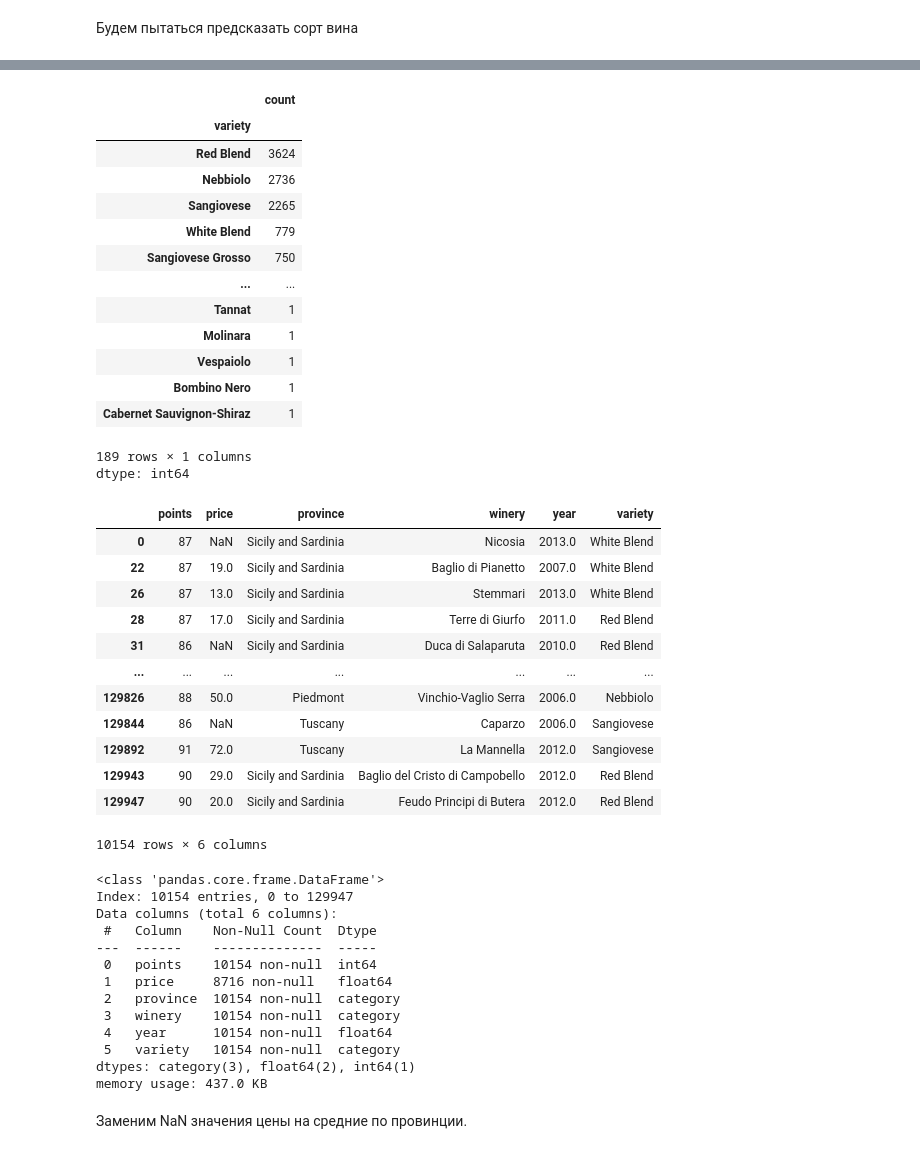
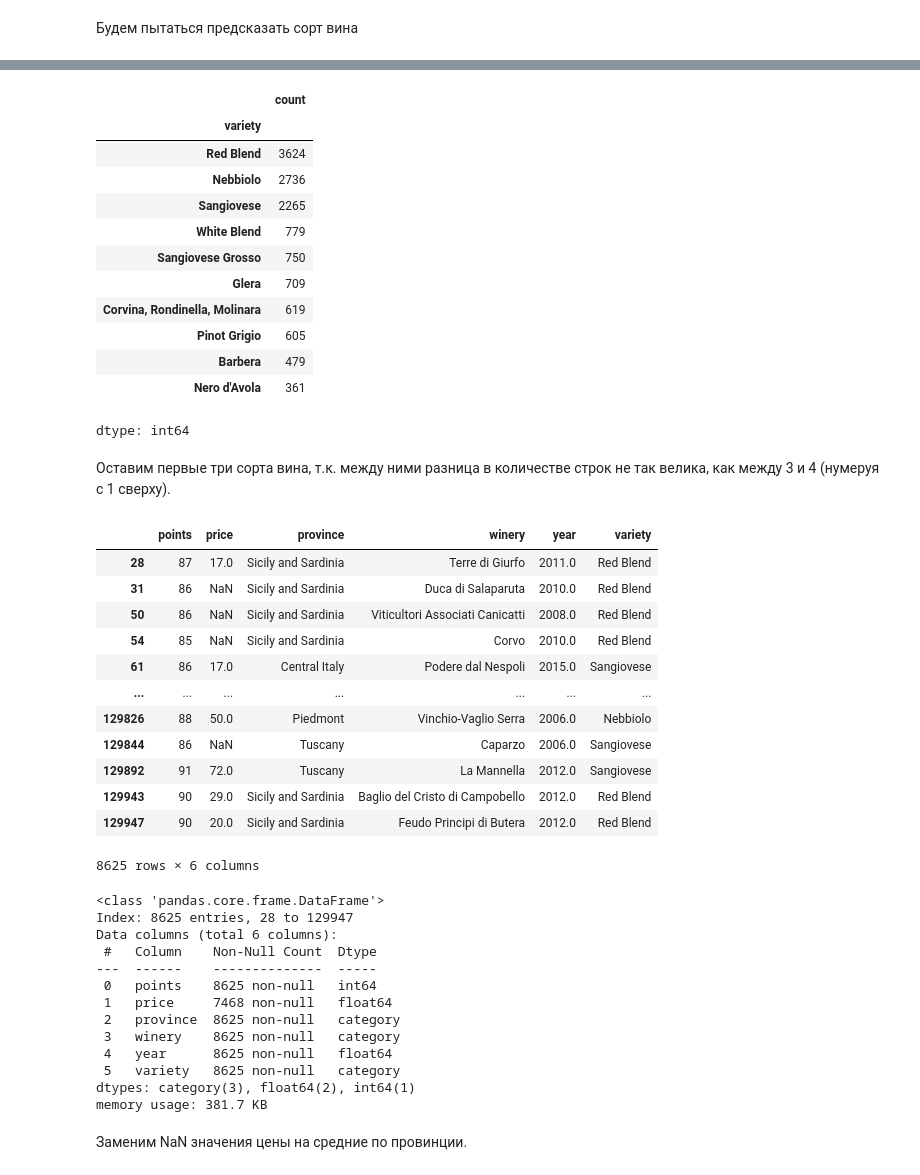
Before and after one commit to maxscherbakov/spbu-python-course, a Jupyter notebook: project/wine_variety_classifier.ipynb, the cells around one changed output, grey strips where cells are left out. Cells and saved outputs as stored; diff of their text form; code cells hidden in the pictures.

```diff
--- a/project/wine_variety_classifier.ipynb
+++ b/project/wine_variety_classifier.ipynb
@@ -139,6 +191,6 @@ See the caveats in the documentation: https://pandas.pydata.org/pandas-docs/stab
 # %%
 match_id_counts = wine_reviews['variety'].value_counts()
-match_id_counts
+match_id_counts[:10]
 # %% [output]
 |  | count |
 | variety |  |
@@ -147,33 +199,33 @@ match_id_counts
 | Sangiovese | 2265 |
 | White Blend | 779 |
 | Sangiovese Grosso | 750 |
-| ... | ... |
-| Tannat | 1 |
-| Molinara | 1 |
-| Vespaiolo | 1 |
-| Bombino Nero | 1 |
-| Cabernet Sauvignon-Shiraz | 1 |
+| Glera | 709 |
+| Corvina, Rondinella, Molinara | 619 |
+| Pinot Grigio | 605 |
+| Barbera | 479 |
+| Nero d'Avola | 361 |
-189 rows × 1 columns
 dtype: int64
+# %% [markdown]
+Оставим первые три сорта вина, т.к. между ними разница в количестве строк не так велика, как между 3 и 4 (нумеруя с 1 сверху).
 # %%
-valid_match_ids = match_id_counts[match_id_counts >= 750].index
+valid_match_ids = match_id_counts[match_id_counts >= 2265].index
 data = pd.DataFrame(wine_reviews[wine_reviews['variety'].isin(valid_match_ids)][['points', 'price', 'province', 'winery', 'year', 'variety']])
 data['province'] = data['province'].replace({'Sicily & Sardinia' : 'Sicily and Sardinia'})
 data
 # %% [output]
 |  | points | price | province | winery | year | variety |
-| 0 | 87 | NaN | Sicily and Sardinia | Nicosia | 2013.0 | White Blend |
-| 22 | 87 | 19.0 | Sicily and Sardinia | Baglio di Pianetto | 2007.0 | White Blend |
-| 26 | 87 | 13.0 | Sicily and Sardinia | Stemmari | 2013.0 | White Blend |
 | 28 | 87 | 17.0 | Sicily and Sardinia | Terre di Giurfo | 2011.0 | Red Blend |
 | 31 | 86 | NaN | Sicily and Sardinia | Duca di Salaparuta | 2010.0 | Red Blend |
+| 50 | 86 | NaN | Sicily and Sardinia | Viticultori Associati Canicatti | 2008.0 | Red Blend |
+| 54 | 85 | NaN | Sicily and Sardinia | Corvo | 2010.0 | Red Blend |
+| 61 | 86 | 17.0 | Central Italy | Podere dal Nespoli | 2015.0 | Sangiovese |
 | ... | ... | ... | ... | ... | ... | ... |
 | 129826 | 88 | 50.0 | Piedmont | Vinchio-Vaglio Serra | 2006.0 | Nebbiolo |
 | 129844 | 86 | NaN | Tuscany | Caparzo | 2006.0 | Sangiovese |
 | 129892 | 91 | 72.0 | Tuscany | La Mannella | 2012.0 | Sangiovese |
 | 129943 | 90 | 29.0 | Sicily and Sardinia | Baglio del Cristo di Campobello | 2012.0 | Red Blend |
 | 129947 | 90 | 20.0 | Sicily and Sardinia | Feudo Principi di Butera | 2012.0 | Red Blend |
-10154 rows × 6 columns
+8625 rows × 6 columns
 # %%
 data['points'] = data['points'].astype(int)
 data['price'] = data['price'].astype(float)
@@ -184,18 +236,18 @@ data['variety'] = data['variety'].astype('category')
 data.info()
 # %% [output]
 <class 'pandas.core.frame.DataFrame'>
-Index: 10154 entries, 0 to 129947
+Index: 8625 entries, 28 to 129947
 Data columns (total 6 columns):
  #   Column    Non-Null Count  Dtype
 ---  ------    --------------  -----
- 0   points    10154 non-null  int64
- 1   price     8716 non-null   float64
- 2   province  10154 non-null  category
- 3   winery    10154 non-null  category
- 4   year      10154 non-null  float64
- 5   variety   10154 non-null  category
+ 0   points    8625 non-null   int64
+ 1   price     7468 non-null   float64
+ 2   province  8625 non-null   category
+ 3   winery    8625 non-null   category
+ 4   year      8625 non-null   float64
+ 5   variety   8625 non-null   category
 dtypes: category(3), float64(2), int64(1)
-memory usage: 437.0 KB
+memory usage: 381.7 KB
 # %% [markdown]
 Заменим NaN значения цены на средние по провинции.
 # %%
```
Also changed, not shown: parts of 80 cells of this notebook.
